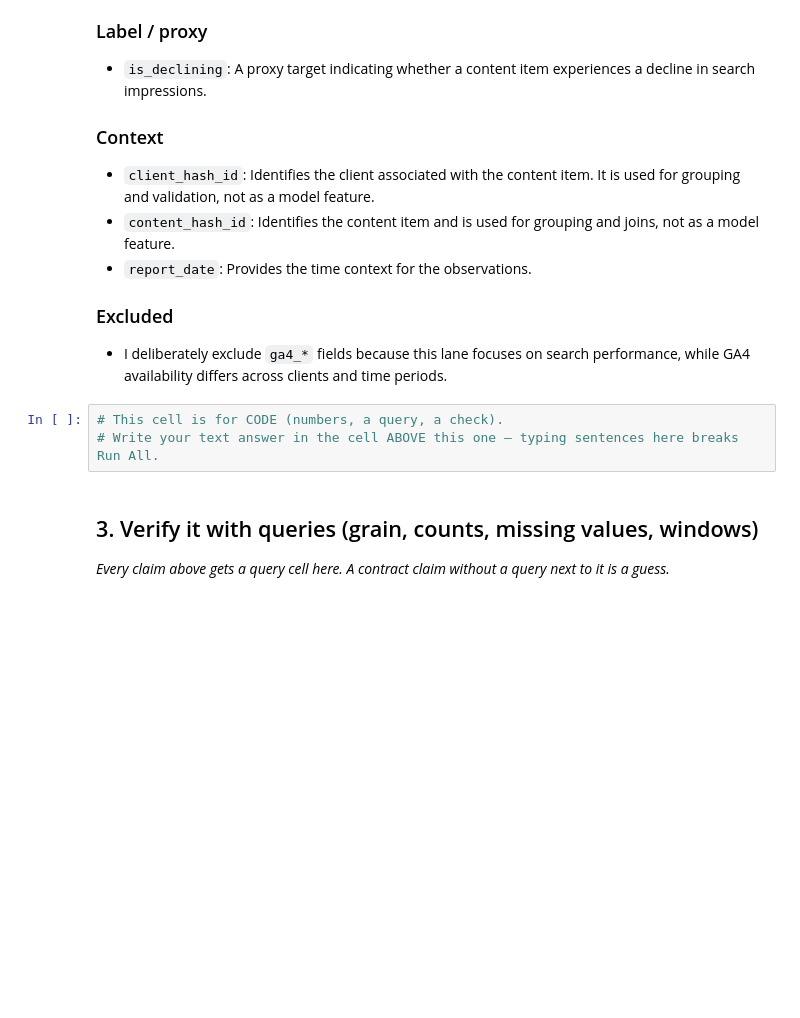
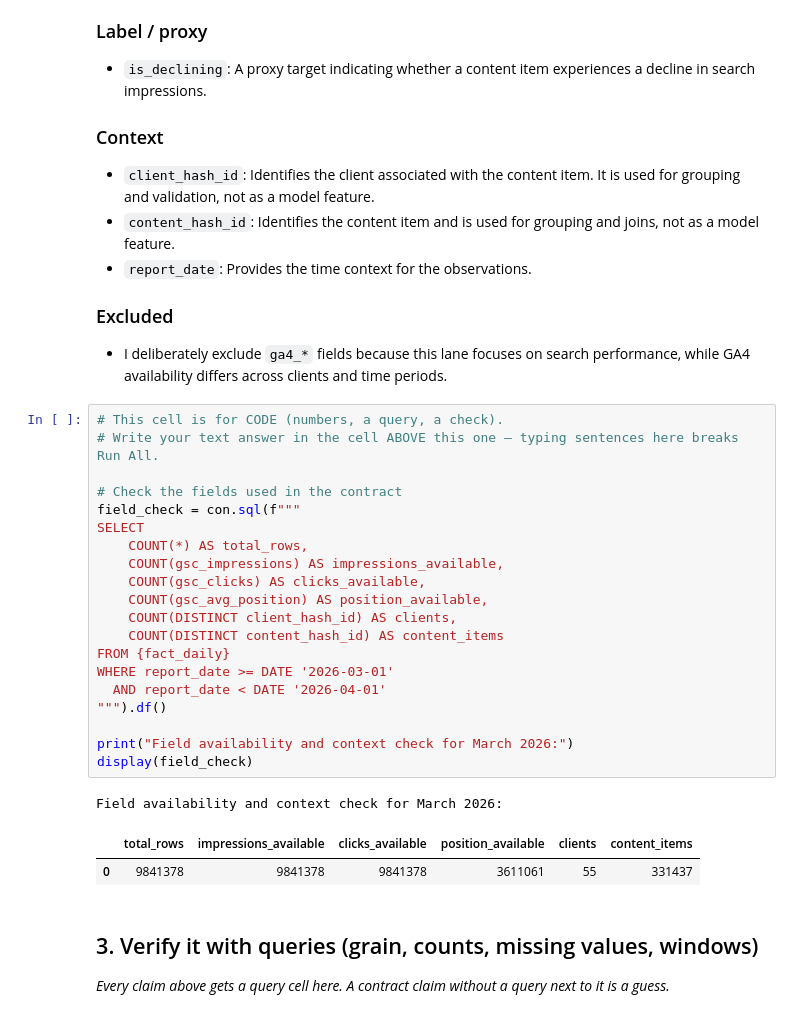
Before and after one commit to furkankumrudev/flyrank-ml-internship, a Jupyter notebook: work/notebooks/w03_data_contract.ipynb, the cells around one changed output. Saved outputs shown, nothing was run; the diff lists cells and outputs as text; blank space fills up the shorter version.

```diff
--- a/work/notebooks/w03_data_contract.ipynb
+++ b/work/notebooks/w03_data_contract.ipynb
@@ -83,6 +83,27 @@ check
 # %%
 # This cell is for CODE (numbers, a query, a check).
 # Write your text answer in the cell ABOVE this one — typing sentences here breaks Run All.
+
+# Check the fields used in the contract
+field_check = con.sql(f"""
+SELECT
+    COUNT(*) AS total_rows,
+    COUNT(gsc_impressions) AS impressions_available,
+    COUNT(gsc_clicks) AS clicks_available,
+    COUNT(gsc_avg_position) AS position_available,
+    COUNT(DISTINCT client_hash_id) AS clients,
+    COUNT(DISTINCT content_hash_id) AS content_items
+FROM {fact_daily}
+WHERE report_date >= DATE '2026-03-01'
+  AND report_date < DATE '2026-04-01'
+""").df()
+
+print("Field availability and context check for March 2026:")
+display(field_check)
+# %% [output]
+Field availability and context check for March 2026:
+|  | total_rows | impressions_available | clicks_available | position_available | clients | content_items |
+| 0 | 9841378 | 9841378 | 9841378 | 3611061 | 55 | 331437 |
 # %% [markdown]
 ## 3. Verify it with queries (grain, counts, missing values, windows)
 
```
Also changed, not shown: parts of 1 cell of this notebook.
